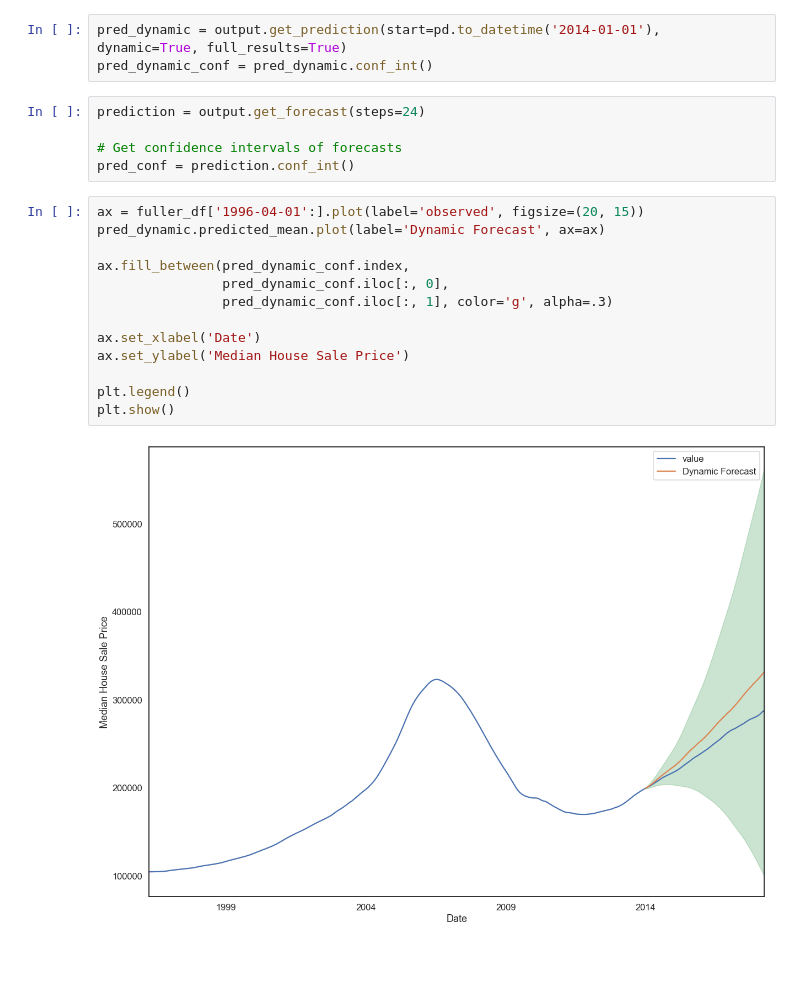
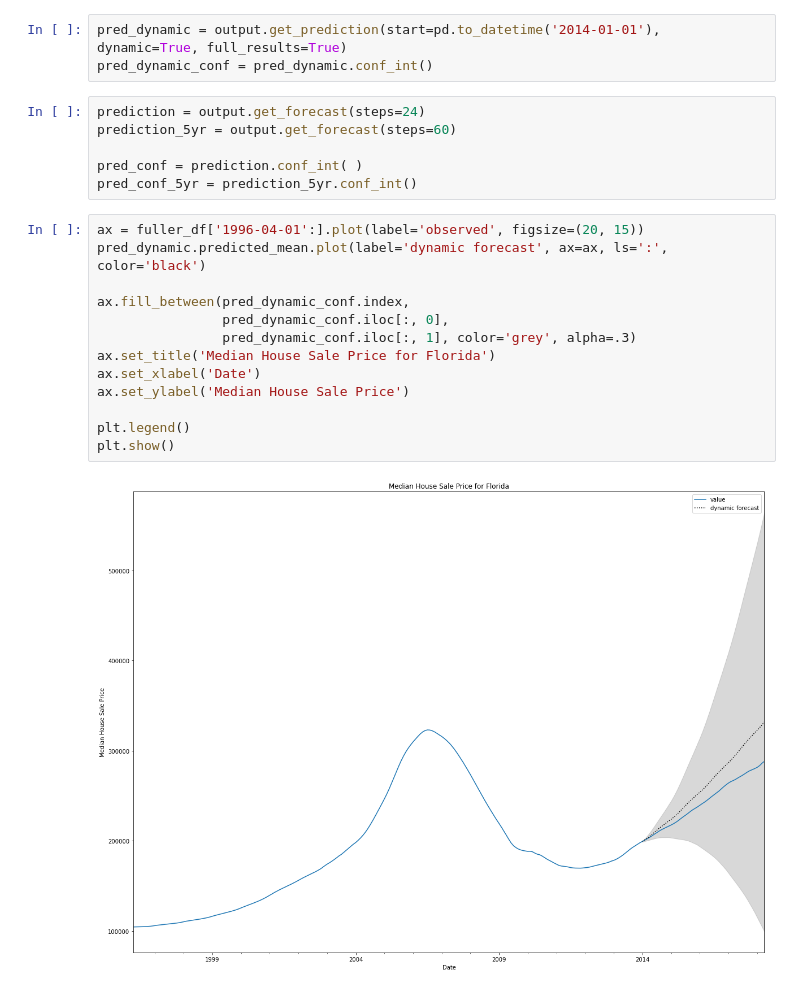
Before and after one commit to Nick-Kolowich/dsc-phase-4-project, a Jupyter notebook: time-series/Model Notebook.ipynb, the cells around one changed output. Cells and saved outputs as stored; diff of their text form; blank space fills up the shorter version.

```diff
--- a/time-series/Model Notebook.ipynb
+++ b/time-series/Model Notebook.ipynb
@@ -581,21 +641,22 @@ pred_dynamic = output.get_prediction(start=pd.to_datetime('2014-01-01'), dynamic
 pred_dynamic_conf = pred_dynamic.conf_int()
 # %%
 prediction = output.get_forecast(steps=24)
+prediction_5yr = output.get_forecast(steps=60)
 
-# Get confidence intervals of forecasts
-pred_conf = prediction.conf_int()
+pred_conf = prediction.conf_int( )
+pred_conf_5yr = prediction_5yr.conf_int()
 # %%
 ax = fuller_df['1996-04-01':].plot(label='observed', figsize=(20, 15))
-pred_dynamic.predicted_mean.plot(label='Dynamic Forecast', ax=ax)
+pred_dynamic.predicted_mean.plot(label='dynamic forecast', ax=ax, ls=':', color='black')
 
 ax.fill_between(pred_dynamic_conf.index,
                 pred_dynamic_conf.iloc[:, 0],
-                pred_dynamic_conf.iloc[:, 1], color='g', alpha=.3)
-
+                pred_dynamic_conf.iloc[:, 1], color='grey', alpha=.3)
+ax.set_title('Median House Sale Price for Florida')
 ax.set_xlabel('Date')
 ax.set_ylabel('Median House Sale Price')
 
 plt.legend()
 plt.show()
 # %% [output]
-[figure, old version]
+[figure, new version]
```
Also changed, not shown: parts of 40 cells of this notebook, 7 other files.
